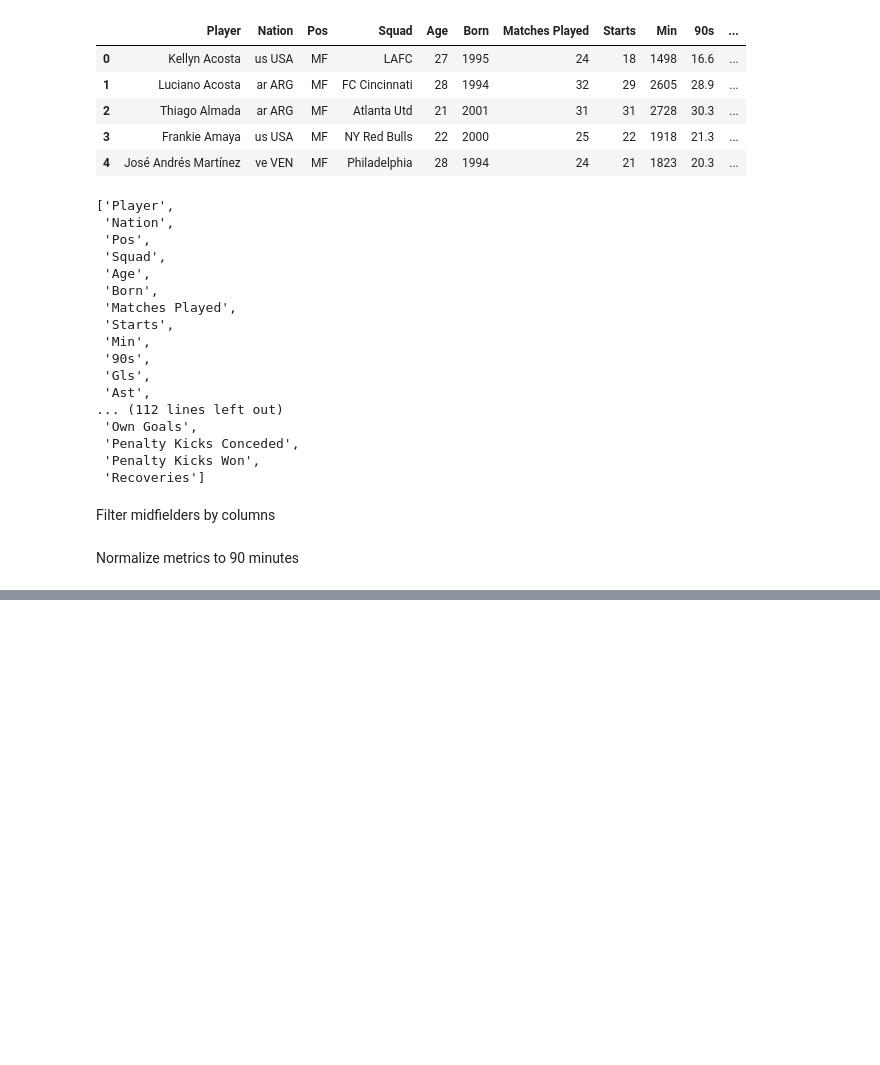
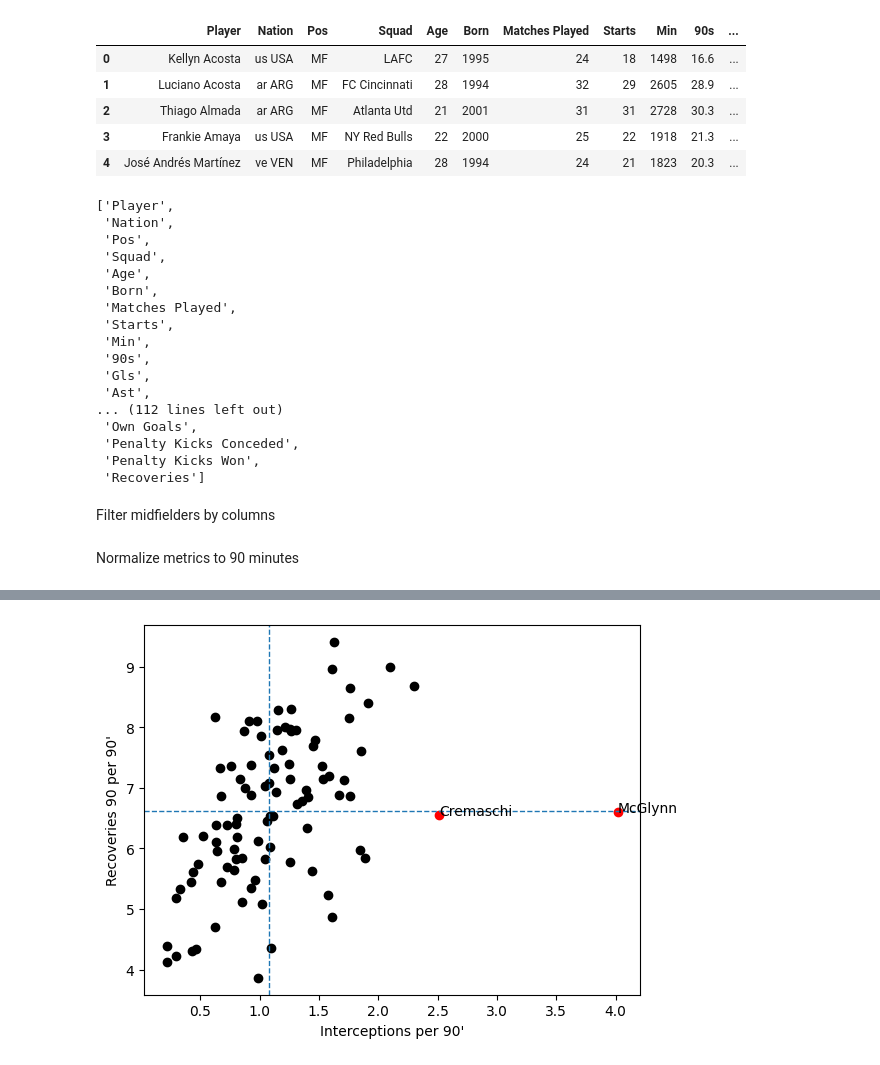
Before and after one commit to Tommy-Las/FootballAnalytics-FinalProject, a Jupyter notebook: player_stats.ipynb, the cells around one changed output, grey strips where cells are left out. Saved outputs shown, nothing was run; the diff lists cells and outputs as text; code cells hidden in the pictures; blank space fills up the shorter version.

```diff
--- a/player_stats.ipynb
+++ b/player_stats.ipynb
@@ -883,0 +927,26 @@ midfielders_df.head()
+# %%
+x_mls = midfielders_df["Interceptions"]
+y_mls = midfielders_df["Recoveries"]
+
+fig, ax = plt.subplots()
+ax.scatter(x_mls, y_mls, color = 'black')
+#add vertical average line
+ax.axvline(x=np.nanmean(x_mls), linestyle = '--', linewidth = 1)
+ax.axhline(y=np.nanmean(y_mls), linestyle = '--', linewidth = 1)
+
+x_aca = [cremaschi_teams_df.loc["Inter Miami II", "Interceptions/90"], mcglynn_teams_df.loc["Philadelphia Union II", "Interceptions/90"] ]
+y_aca = [cremaschi_teams_df.loc["Inter Miami II", "Recoveries/90"], mcglynn_teams_df.loc["Philadelphia Union II", "Recoveries/90"] ]
+labels = ["Cremaschi", "McGlynn"]
+
+ax.scatter(x_aca, y_aca
+            , color = 'red')
+
+for i, txt in enumerate(labels):
+    ax.annotate(txt, (x_aca[i], y_aca[i]))
+
+plt.xlabel("Interceptions per 90'")
+plt.ylabel("Recoveries 90 per 90'")
+
+plt.show()
+# %% [output]
+[figure, added]
```
Also changed, not shown: parts of 6 cells of this notebook, 1 other file.
